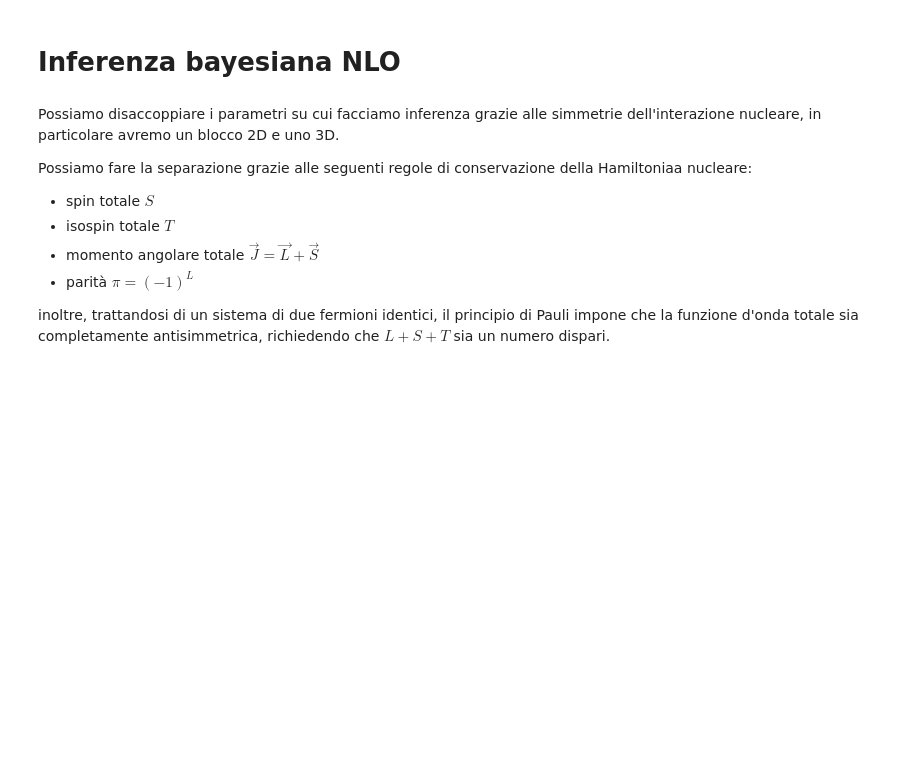
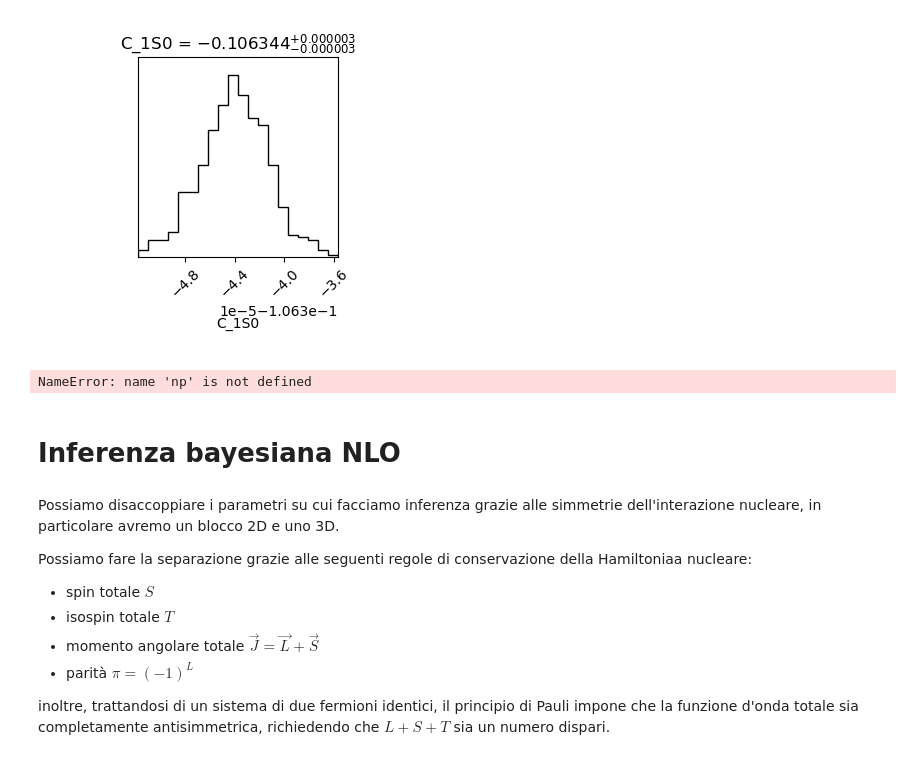
Before and after one commit to Lvetto/lmd_forza_nucleare, a Jupyter notebook: bayes_separato.ipynb, the cells around one changed output. Cells and saved outputs as stored; diff of their text form; code cells hidden in the pictures; blank space fills up the shorter version.

```diff
--- a/bayes_separato.ipynb
+++ b/bayes_separato.ipynb
@@ -23,0 +129,8 @@ plt.close('all')
+# %%
+# corner plot
+samples = sampler.get_chain(discard=150, thin=10, flat=True)
+labels = ["C_1S0"]
+fig = corner.corner(samples, labels=labels, show_titles=True, title_fmt=".6f")
+plt.show()
+# %% [output]
+[figure, added]
@@ -24,3 +195,29 @@ plt.close('all')
+# %%
+# emcee sul parametro C_3S1
+ndim = 1
+nwalkers = 16
+nsteps = 150
+
+initial_guess = np.array([-0.5])
+dispersione = np.where(np.abs(initial_guess) > 0.0, np.abs(initial_guess * 0.01), 0.01)
+initial_pos = initial_guess + dispersione * np.random.standard_normal((nwalkers, ndim))
+
+ncpu = os.cpu_count()
+if __name__ == "__main__":
+    with Pool(processes=ncpu) as pool:
+        sampler = emcee.EnsembleSampler(
+            nwalkers,
+            ndim,
+            ln_posterior_LO_3S1,
+            args=(nn, channel_3S1, shift_3S1, shift_3S1_error, shift_3D1, shift_3D1_error, shift_mix, shift_mix_error),
+            pool=pool,
+        )
+        print(f"Eseguendo su {ncpu} core...")
+        sampler.run_mcmc(initial_pos, nsteps, progress=True)
+
+    print("\nFinito! :)\n")
+# %% [output]
+NameError: name 'np' is not defined
 # %% [markdown]
 # Inferenza bayesiana NLO
 # %% [markdown]
```
Also changed, not shown: parts of 13 cells of this notebook, 1 other file.
